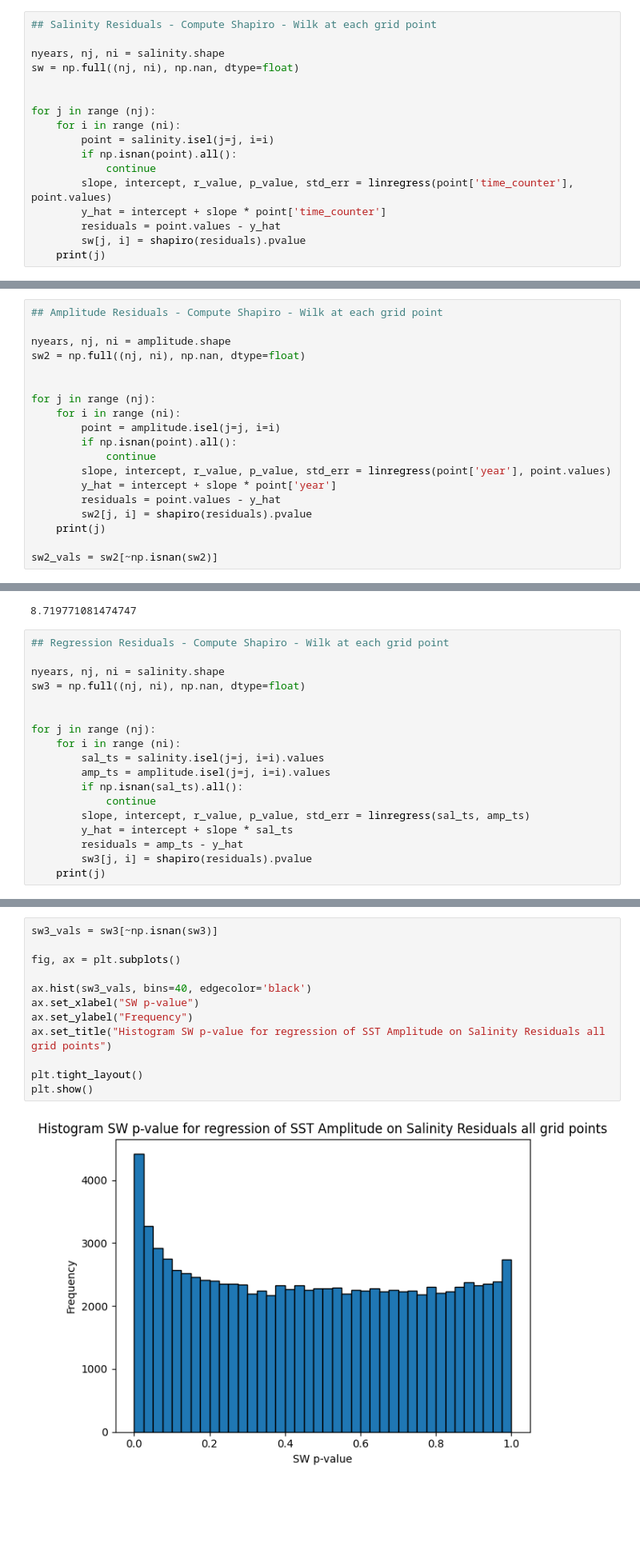
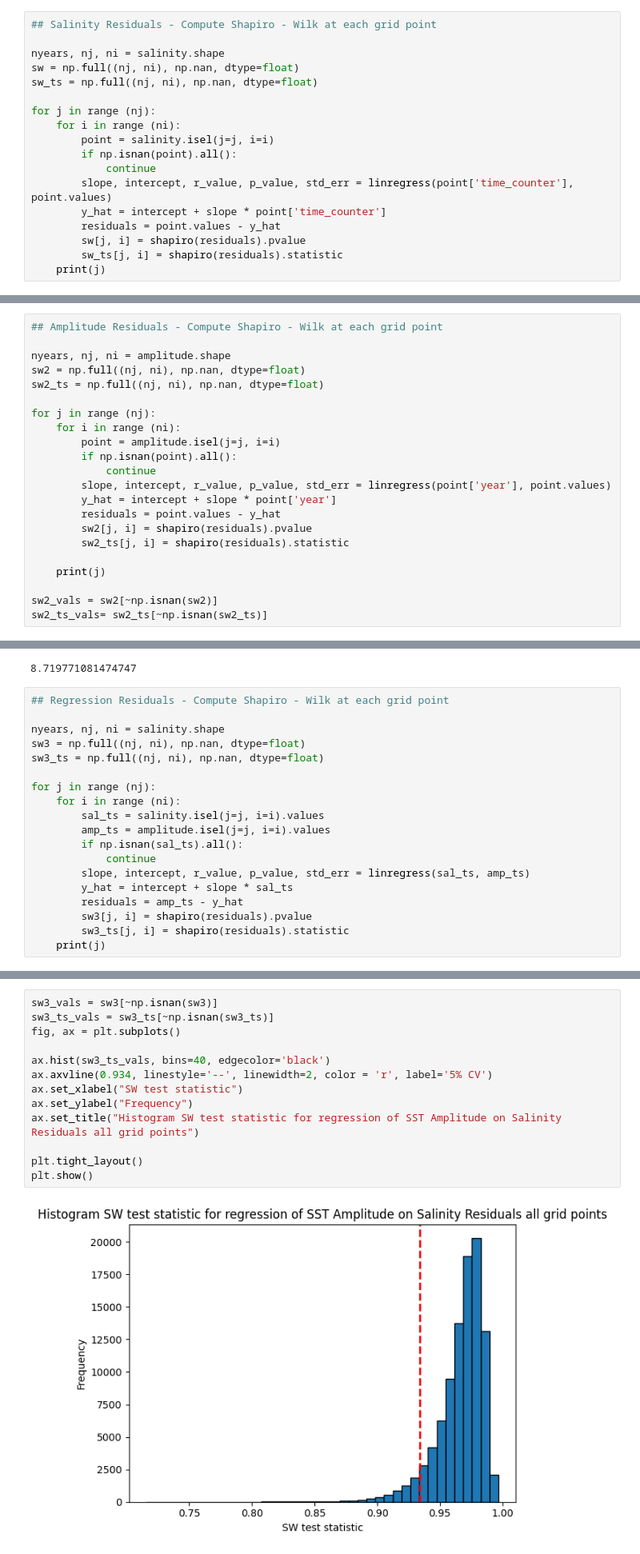
Before and after one commit to Tom-A-H/All-Code-, a Jupyter notebook: CORRELATION/Testing Validity/Checking for normality.ipynb, the cells around one changed output, grey strips where cells are left out. Shown at 80% size. Drawn from its saved outputs; the diff is of its cells as text; blank space fills up the shorter version.

```diff
--- a/CORRELATION/Testing Validity/Checking for normality.ipynb
+++ b/CORRELATION/Testing Validity/Checking for normality.ipynb
@@ -26,7 +28,7 @@ salinity['time_counter'] = salinity['time_counter'].dt.year
 
 nyears, nj, ni = salinity.shape
 sw = np.full((nj, ni), np.nan, dtype=float)
-
+sw_ts = np.full((nj, ni), np.nan, dtype=float)
 
 for j in range (nj):
     for i in range (ni):
@@ -37,4 +39,5 @@ for j in range (nj):
         y_hat = intercept + slope * point['time_counter']
         residuals = point.values - y_hat
         sw[j, i] = shapiro(residuals).pvalue
+        sw_ts[j, i] = shapiro(residuals).statistic
     print(j)
@@ -88,7 +111,7 @@ print((np.sum(sw_vals < 0.05) / sw_vals.size) * 100)
 
 nyears, nj, ni = amplitude.shape
 sw2 = np.full((nj, ni), np.nan, dtype=float)
-
+sw2_ts = np.full((nj, ni), np.nan, dtype=float)
 
 for j in range (nj):
     for i in range (ni):
@@ -99,6 +122,9 @@ for j in range (nj):
         y_hat = intercept + slope * point['year']
         residuals = point.values - y_hat
         sw2[j, i] = shapiro(residuals).pvalue
+        sw2_ts[j, i] = shapiro(residuals).statistic
+
     print(j)
 
 sw2_vals = sw2[~np.isnan(sw2)]
+sw2_ts_vals= sw2_ts[~np.isnan(sw2_ts)]
@@ -149,7 +195,7 @@ print((np.sum(sw2_vals < 0.05) / sw2_vals.size) * 100)
 
 nyears, nj, ni = salinity.shape
 sw3 = np.full((nj, ni), np.nan, dtype=float)
-
+sw3_ts = np.full((nj, ni), np.nan, dtype=float)
 
 for j in range (nj):
     for i in range (ni):
@@ -161,4 +207,5 @@ for j in range (nj):
         y_hat = intercept + slope * sal_ts
         residuals = amp_ts - y_hat
         sw3[j, i] = shapiro(residuals).pvalue
+        sw3_ts[j, i] = shapiro(residuals).statistic
     print(j)
@@ -165,14 +230,15 @@ for j in range (nj):
 # %%
 sw3_vals = sw3[~np.isnan(sw3)]
-
+sw3_ts_vals = sw3_ts[~np.isnan(sw3_ts)]
 fig, ax = plt.subplots()
 
-ax.hist(sw3_vals, bins=40, edgecolor='black')
-ax.set_xlabel("SW p-value")
+ax.hist(sw3_ts_vals, bins=40, edgecolor='black')
+ax.axvline(0.934, linestyle='--', linewidth=2, color = 'r', label='5% CV')
+ax.set_xlabel("SW test statistic")
 ax.set_ylabel("Frequency")
-ax.set_title("Histogram SW p-value for regression of SST Amplitude on Salinity Residuals all grid points")
+ax.set_title("Histogram SW test statistic for regression of SST Amplitude on Salinity Residuals all grid points")
 
 plt.tight_layout()
 plt.show()
 # %% [output]
-[figure, old version]
+[figure, new version]
```
Also changed, not shown: parts of 9 cells of this notebook, 9 other files.
